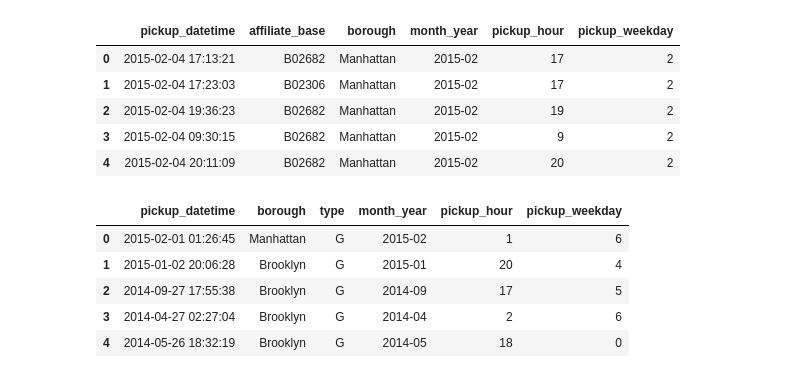
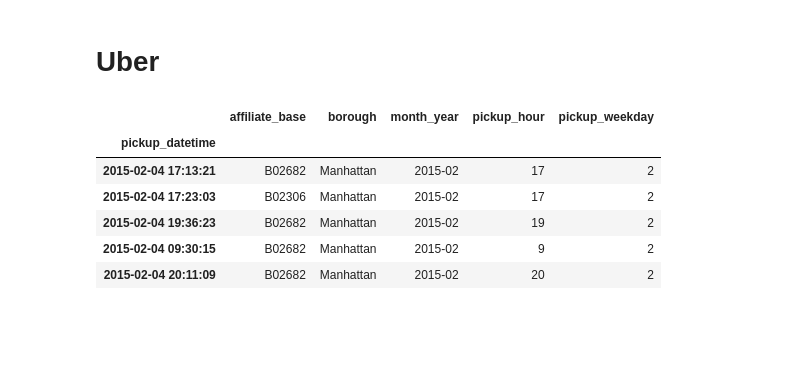
Before and after one commit to hec10r/DS4A_datathon, a Jupyter notebook: Notebooks/final.ipynb, the cells around one changed output. Drawn from its saved outputs; the diff is of its cells as text; code cells hidden in the pictures; blank space fills up the shorter version.

```diff
--- a/Notebooks/final.ipynb
+++ b/Notebooks/final.ipynb
@@ -16,37 +40,24 @@ engine = create_engine(connection_string)
+# %% [markdown]
+# Uber
 # %%
 uber = pd.read_sql('uber_trips',
                    engine.connect(),
                    parse_dates='pickup_datetime',
                    columns=['pickup_datetime', 'affiliate_base', 'borough'])
 
 
+uber['pickup_datetime'] = pd.to_datetime(uber['pickup_datetime'])
 uber['month_year'] = pd.to_datetime(uber['pickup_datetime']).dt.to_period('M')
 uber['pickup_hour'] = uber['pickup_datetime'].dt.hour
 uber['pickup_weekday'] = uber['pickup_datetime'].dt.weekday
+uber.set_index('pickup_datetime', inplace=True)
 
 uber.head()
 # %% [output]
-|  | pickup_datetime | affiliate_base | borough | month_year | pickup_hour | pickup_weekday |
-| 0 | 2015-02-04 17:13:21 | B02682 | Manhattan | 2015-02 | 17 | 2 |
-| 1 | 2015-02-04 17:23:03 | B02306 | Manhattan | 2015-02 | 17 | 2 |
-| 2 | 2015-02-04 19:36:23 | B02682 | Manhattan | 2015-02 | 19 | 2 |
-| 3 | 2015-02-04 09:30:15 | B02682 | Manhattan | 2015-02 | 9 | 2 |
-| 4 | 2015-02-04 20:11:09 | B02682 | Manhattan | 2015-02 | 20 | 2 |
+|  | affiliate_base | borough | month_year | pickup_hour | pickup_weekday |
+| pickup_datetime |  |  |  |  |  |
+| 2015-02-04 17:13:21 | B02682 | Manhattan | 2015-02 | 17 | 2 |
+| 2015-02-04 17:23:03 | B02306 | Manhattan | 2015-02 | 17 | 2 |
+| 2015-02-04 19:36:23 | B02682 | Manhattan | 2015-02 | 19 | 2 |
+| 2015-02-04 09:30:15 | B02682 | Manhattan | 2015-02 | 9 | 2 |
+| 2015-02-04 20:11:09 | B02682 | Manhattan | 2015-02 | 20 | 2 |
-# %%
-taxi = pd.read_sql('taxi_trips',
-                   engine.connect(),
-                   parse_dates='pickup_datetime',
-                   columns=['pickup_datetime', 'borough', 'type'])
-
-taxi['month_year'] = pd.to_datetime(taxi['pickup_datetime']).dt.to_period('M')
-taxi['pickup_hour'] = taxi['pickup_datetime'].dt.hour
-taxi['pickup_weekday'] = taxi['pickup_datetime'].dt.weekday
-
-taxi.head()
-# %% [output]
-|  | pickup_datetime | borough | type | month_year | pickup_hour | pickup_weekday |
-| 0 | 2015-02-01 01:26:45 | Manhattan | G | 2015-02 | 1 | 6 |
-| 1 | 2015-01-02 20:06:28 | Brooklyn | G | 2015-01 | 20 | 4 |
-| 2 | 2014-09-27 17:55:38 | Brooklyn | G | 2014-09 | 17 | 5 |
-| 3 | 2014-04-27 02:27:04 | Brooklyn | G | 2014-04 | 2 | 6 |
-| 4 | 2014-05-26 18:32:19 | Brooklyn | G | 2014-05 | 18 | 0 |
```
Also changed, not shown: parts of 37 cells of this notebook.
